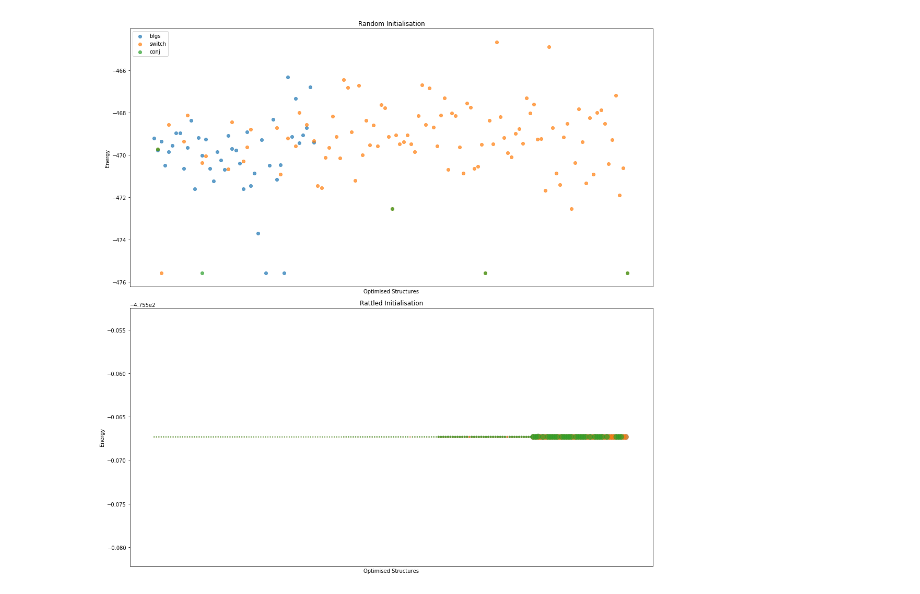
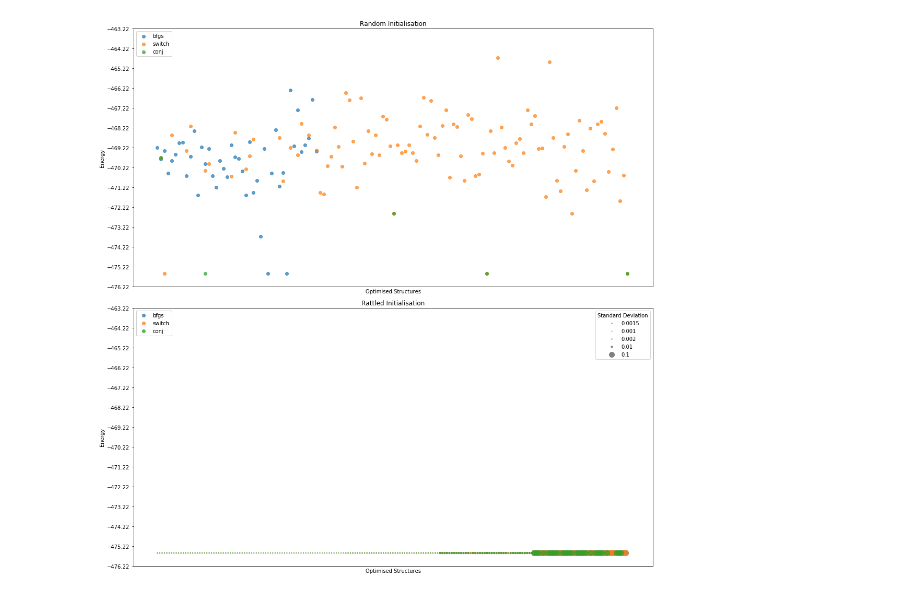
Before and after one commit to sanantoniochili/Switch_Implementation, a Jupyter notebook: Read Results.ipynb, the cells around one changed output. Saved outputs shown, nothing was run; the diff lists cells and outputs as text; code cells hidden in the pictures.

Commit message:
Updating plots

```diff
--- a/Read Results.ipynb
+++ b/Read Results.ipynb
@@ -267,34 +267,35 @@ for color in clabels:
                             alpha=0.7)
 
 start0, end0 = axs[0].get_ylim()
 start1, end1 = axs[1].get_ylim()
 
-# end = max(end0, end1)+1
+start = min(start0, start1)
+end = max(end0, end1)+1
 
 axs[0].legend(loc="upper left")
 axs[0].set_xticks([])
 axs[0].set_xlabel('Optimised Structures')
 axs[0].set_ylabel('Energy')
-# axs[0].yaxis.set_ticks(np.arange(0, end))
+axs[0].yaxis.set_ticks(np.arange(start, end))
 axs[0].set_title('Random Initialisation', fontsize=FONTSIZE)
 
 h = [plt.scatter([],[], s=i*1000, c="gray") for i in slabels]
 leg = plt.legend(handles=h, labels=slabels,loc="upper right", title="Standard Deviation")
 axs[1].add_artist(leg)
 
 h = [plt.plot([],[], color='tab:'+c, alpha=0.7, marker="o", ls="")[0] for c in colors]
 leg = plt.legend(handles=h, labels=[colors[c] for c in colors],loc="upper left")
 axs[1].add_artist(leg)
 
 axs[1].set_xlabel('Optimised Structures')
 axs[1].set_ylabel('Energy')
-axs[1].yaxis.set_ticks(np.arange(0, end))
+axs[1].yaxis.set_ticks(np.arange(start, end))
 axs[1].set_title('Rattled Initialisation', fontsize=FONTSIZE)
 axs[1].set_xticks([])
 
 fig.tight_layout()
 
 plt.savefig('OptEnergy.pdf', format='pdf')
 plt.show()
 # %% [output]
-[figure, old version]
+[figure, new version]
```
